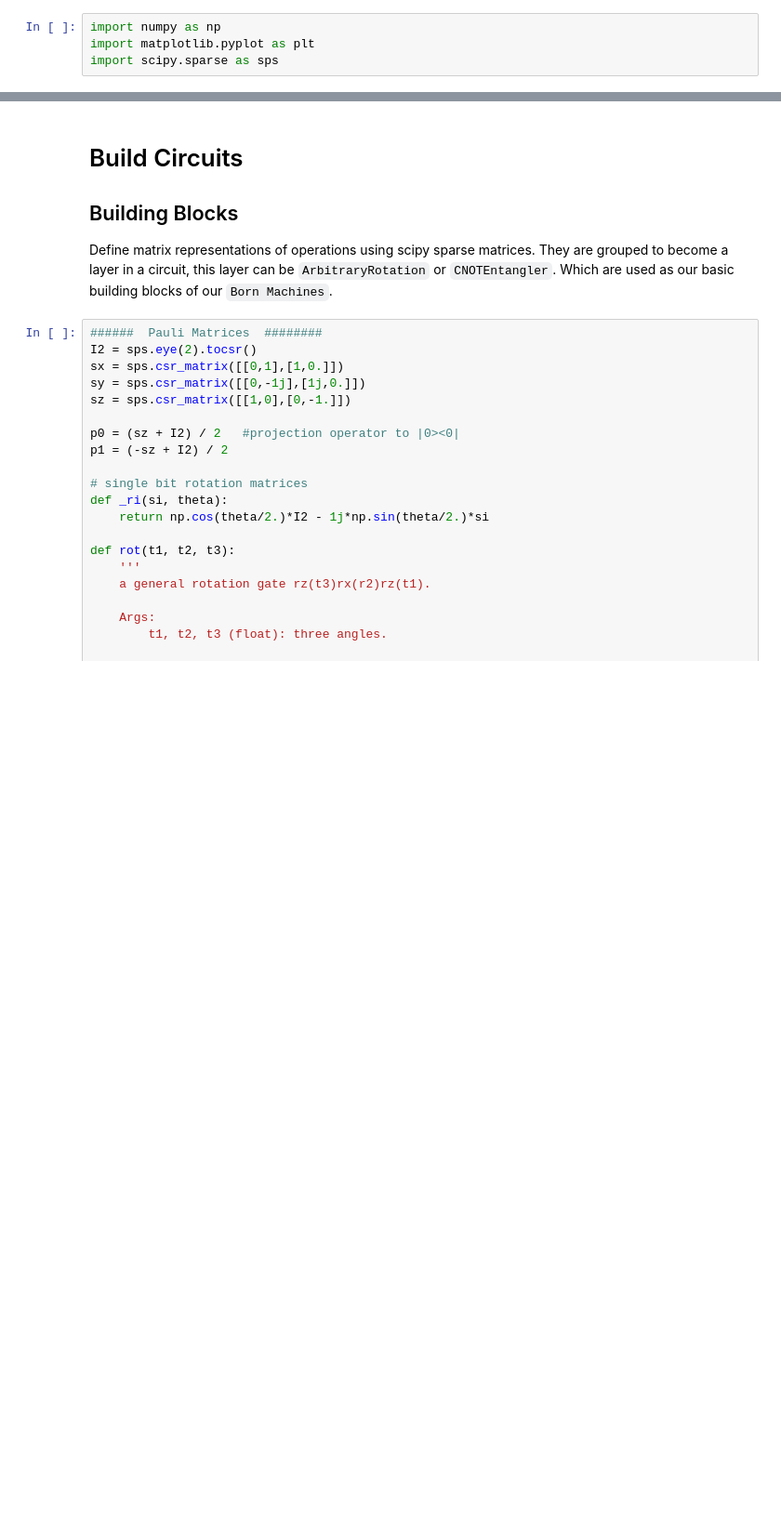
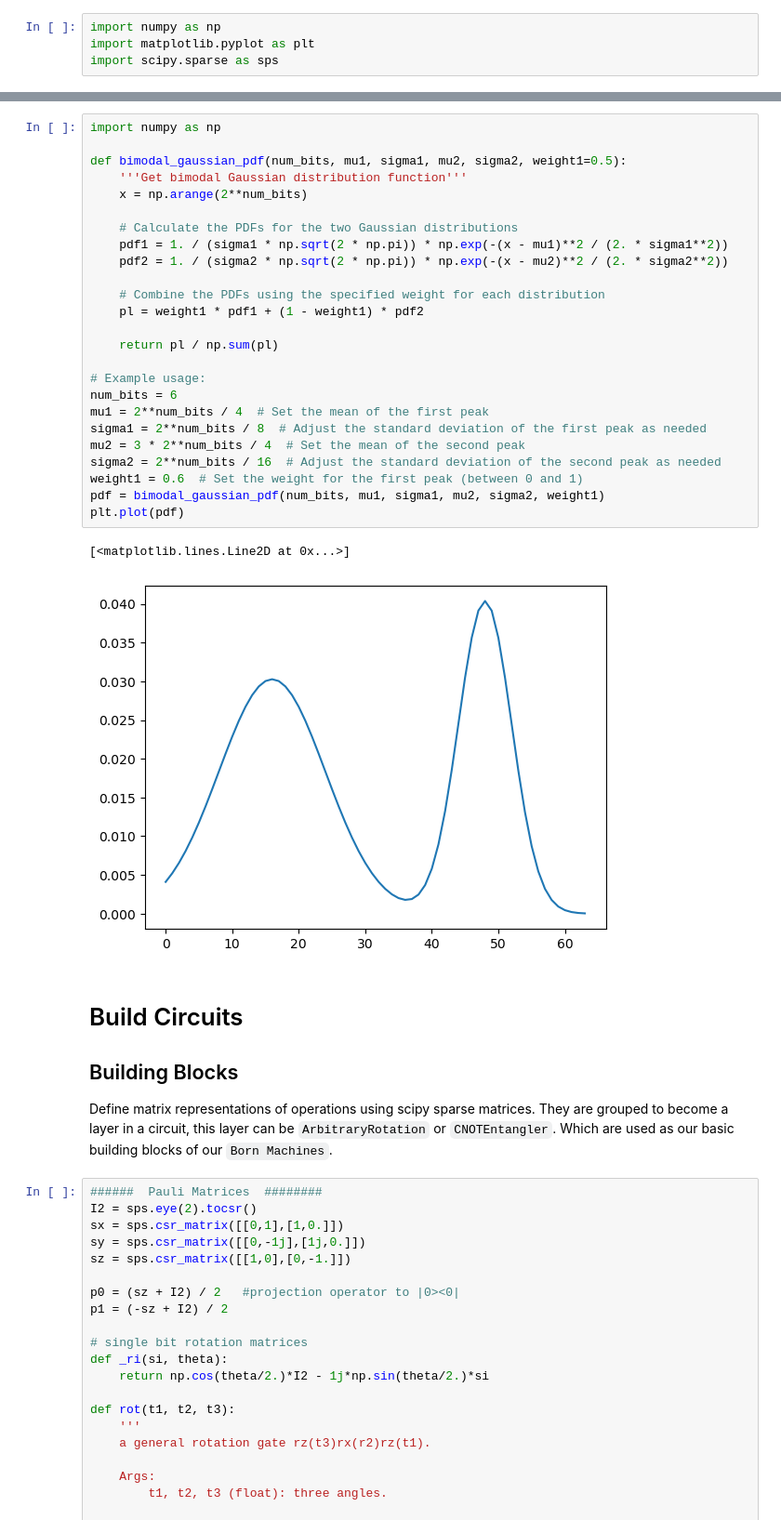
Before and after one commit to mehrankhosrojerdi/Generative_model, a Jupyter notebook: qcbm_gaussian.ipynb, the cells around one changed output, grey strips where cells are left out. Shown: that part at 93% size. Cells and saved outputs as stored; diff of their text form; blank space fills up the shorter version.

```diff
--- a/qcbm_gaussian.ipynb
+++ b/qcbm_gaussian.ipynb
@@ -19,6 +18,34 @@ plt.plot(pg)
 plt.show()
 # %% [output]
 [figure]
+# %%
+import numpy as np
+
+def bimodal_gaussian_pdf(num_bits, mu1, sigma1, mu2, sigma2, weight1=0.5):
+    '''Get bimodal Gaussian distribution function'''
+    x = np.arange(2**num_bits)
+
+    # Calculate the PDFs for the two Gaussian distributions
+    pdf1 = 1. / (sigma1 * np.sqrt(2 * np.pi)) * np.exp(-(x - mu1)**2 / (2. * sigma1**2))
+    pdf2 = 1. / (sigma2 * np.sqrt(2 * np.pi)) * np.exp(-(x - mu2)**2 / (2. * sigma2**2))
+
+    # Combine the PDFs using the specified weight for each distribution
+    pl = weight1 * pdf1 + (1 - weight1) * pdf2
+
+    return pl / np.sum(pl)
+
+# Example usage:
+num_bits = 6
+mu1 = 2**num_bits / 4  # Set the mean of the first peak
+sigma1 = 2**num_bits / 8  # Adjust the standard deviation of the first peak as needed
+mu2 = 3 * 2**num_bits / 4  # Set the mean of the second peak
+sigma2 = 2**num_bits / 16  # Adjust the standard deviation of the second peak as needed
+weight1 = 0.6  # Set the weight for the first peak (between 0 and 1)
+pdf = bimodal_gaussian_pdf(num_bits, mu1, sigma1, mu2, sigma2, weight1)
+plt.plot(pdf)
+# %% [output]
+[<matplotlib.lines.Line2D at 0x...>]
+[figure, added]
 # %% [markdown]
 # Build Circuits
 ## Building Blocks
```
Also changed, not shown: parts of 9 cells of this notebook, 1 other file.
